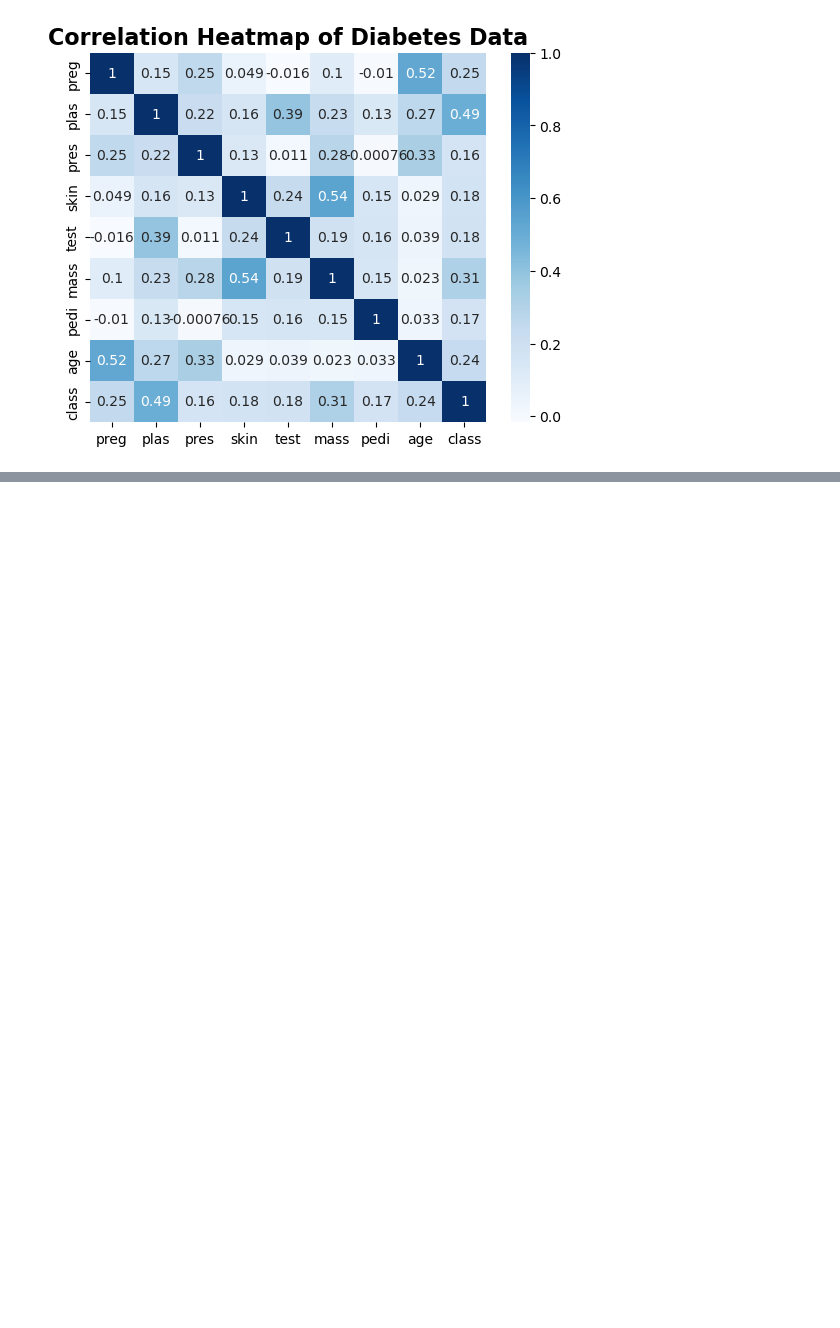
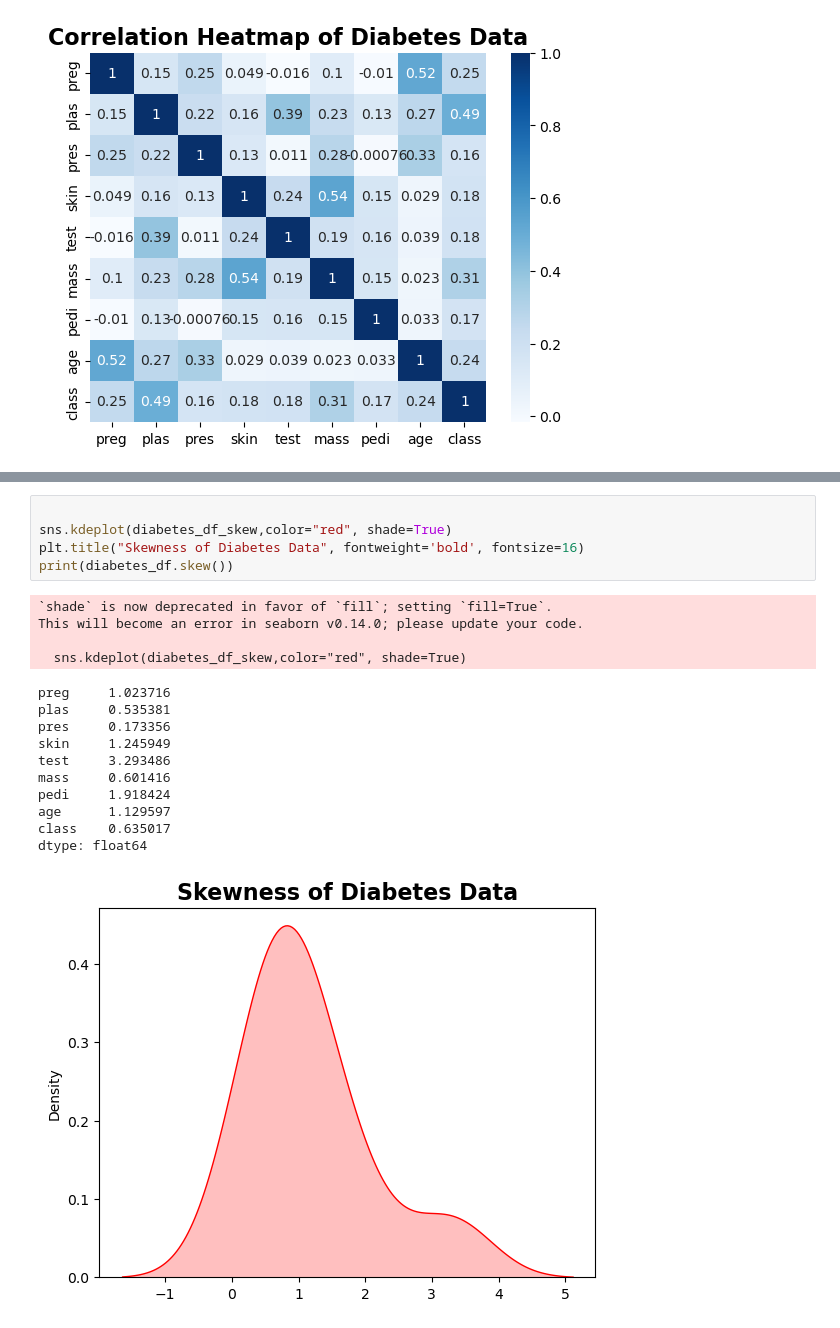
Before and after one commit to rahknov/CS103, a Jupyter notebook: Activity 2/data.ipynb, the cells around one changed output, grey strips where cells are left out. Drawn from its saved outputs; the diff is of its cells as text; blank space fills up the shorter version.

```diff
--- a/Activity 2/data.ipynb
+++ b/Activity 2/data.ipynb
@@ -214,2 +218,23 @@ Text(0.5, 1.0, 'Correlation Heatmap of Diabetes Data')
+# %%
+
+sns.kdeplot(diabetes_df_skew,color="red", shade=True)
+plt.title("Skewness of Diabetes Data", fontweight='bold', fontsize=16)
+print(diabetes_df.skew())
+# %% [output]
+`shade` is now deprecated in favor of `fill`; setting `fill=True`.
+This will become an error in seaborn v0.14.0; please update your code.
+
+  sns.kdeplot(diabetes_df_skew,color="red", shade=True)
+preg     1.023716
+plas     0.535381
+pres     0.173356
+skin     1.245949
+test     3.293486
+mass     0.601416
+pedi     1.918424
+age      1.129597
+class    0.635017
+dtype: float64
+[figure, added]
 # %%
 #diabetes_df["age"].skew()
```
Also changed, not shown: parts of 12 cells of this notebook.
